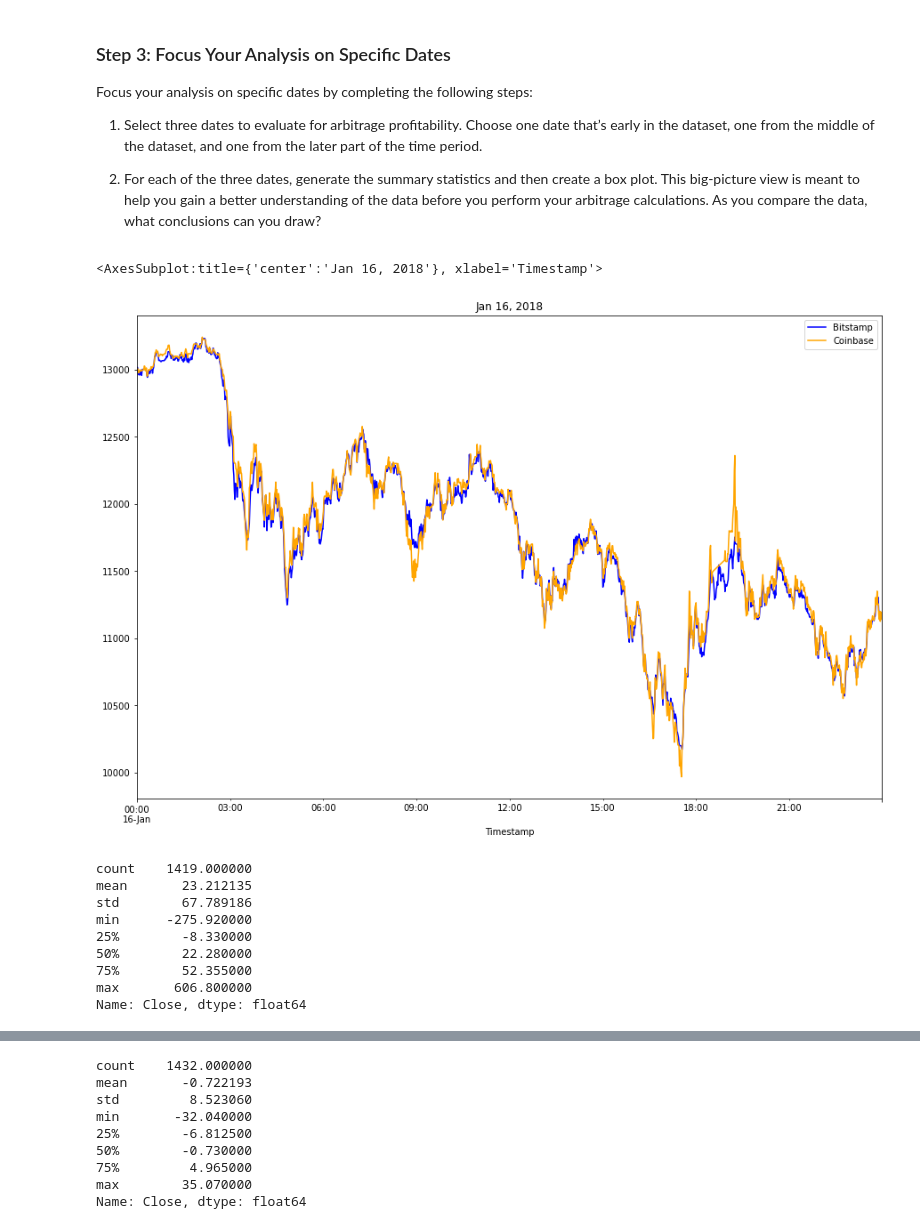
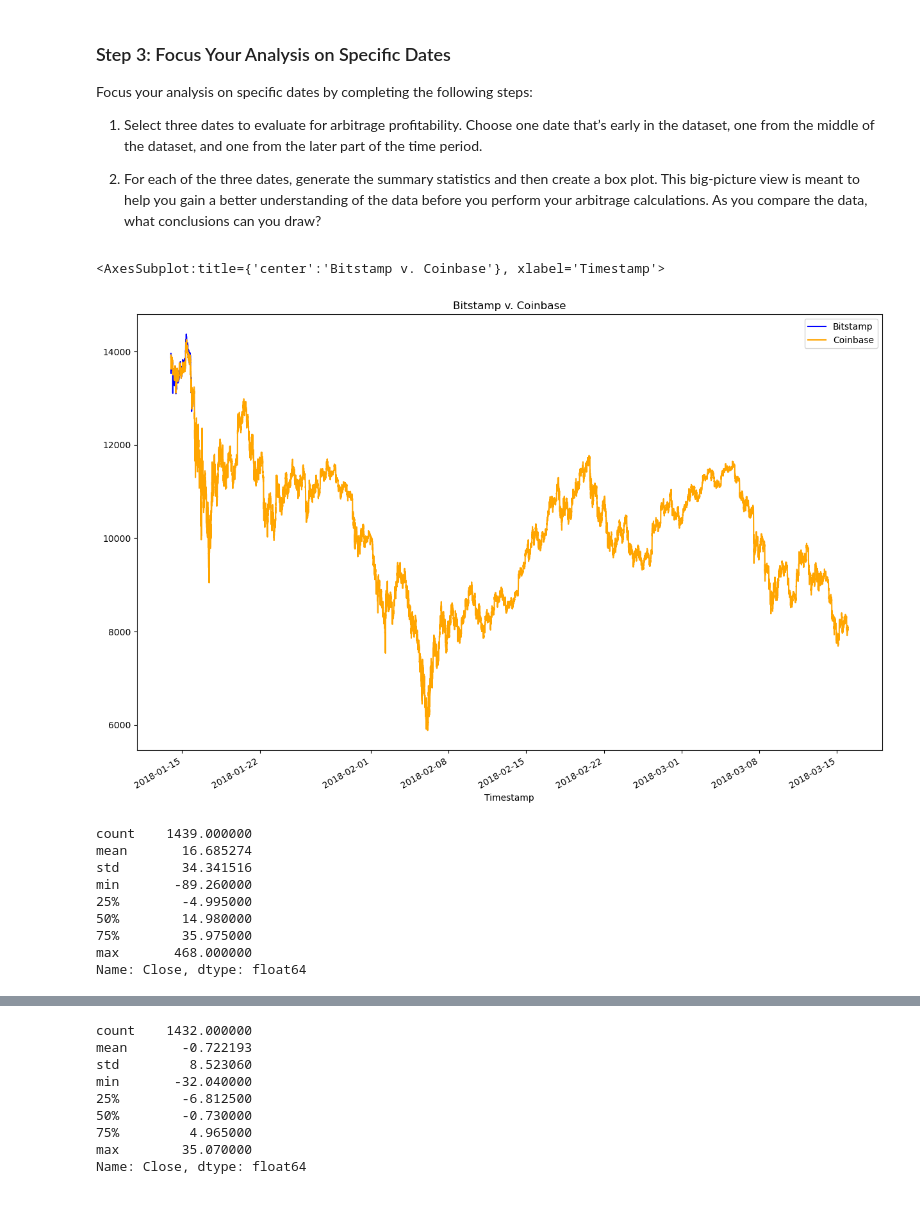
Before and after one commit to jeffreycrabill/arbitrage-analysis, a Jupyter notebook: crypto_arbitrage.ipynb, the cells around one changed output, grey strips where cells are left out. Cells and saved outputs as stored; diff of their text form; code cells hidden in the pictures.

Commit message:
plotted arbitrage

```diff
--- a/crypto_arbitrage.ipynb
+++ b/crypto_arbitrage.ipynb
@@ -268,26 +269,27 @@ Focus your analysis on specific dates by completing the following steps:
 # %%
 # Create an overlay plot that visualizes the two dataframes over a period of one day early in the dataset.
 # Be sure that the plots include the parameters `legend`, `figsize`, `title`, `color` and `label`
-# YOUR CODE HERE
+bitstamp_sliced.loc['2018-01-14' : '2018-01-15'].plot(legend=True, figsize=(15, 10), title="Bitstamp v. Coinbase", color="blue", label="Bitstamp")
+coinbase_sliced.loc['2018-01-14' : '2018-03-15'].plot(legend=True, figsize=(15, 10), color="orange", label="Coinbase")
 # %% [output]
-<AxesSubplot:title={'center':'Jan 16, 2018'}, xlabel='Timestamp'>
+<AxesSubplot:title={'center':'Bitstamp v. Coinbase'}, xlabel='Timestamp'>
-[figure, old version]
+[figure, new version]
 # %%
 # Using the early date that you have selected, calculate the arbitrage spread
 # by subtracting the bitstamp lower closing prices from the coinbase higher closing prices
-arbitrage_spread_early = # YOUR CODE HERE
+arbitrage_spread_early = coinbase_sliced.loc['2018-01-14'] - bitstamp_sliced.loc['2018-01-14']
 
 # Generate summary statistics for the early DataFrame
-# YOUR CODE HERE
+arbitrage_spread_early.describe()
 # %% [output]
-count    1419.000000
-mean       23.212135
-std        67.789186
-min      -275.920000
-25%        -8.330000
-50%        22.280000
-75%        52.355000
-max       606.800000
+count    1439.000000
+mean       16.685274
+std        34.341516
+min       -89.260000
+25%        -4.995000
+50%        14.980000
+75%        35.975000
+max       468.000000
 Name: Close, dtype: float64
 # %%
 # Visualize the arbitrage spread from early in the dataset in a box plot
```
Also changed, not shown: parts of 7 cells of this notebook.
